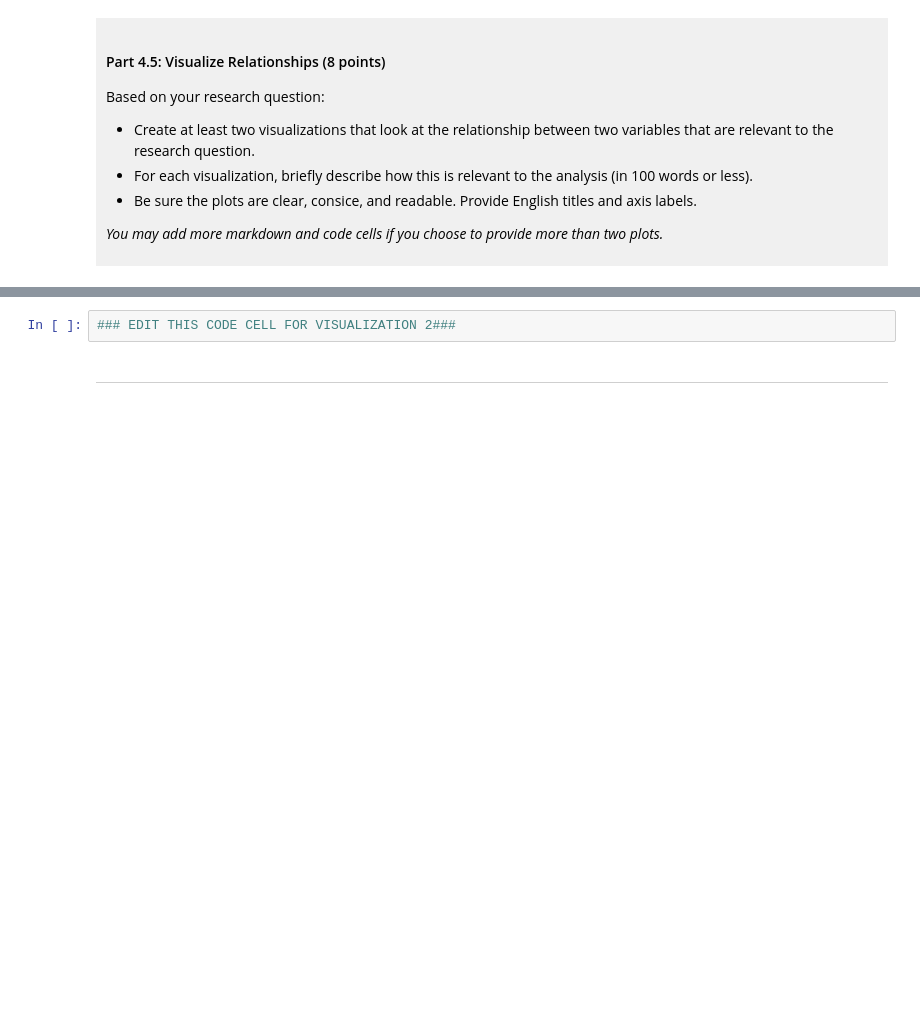
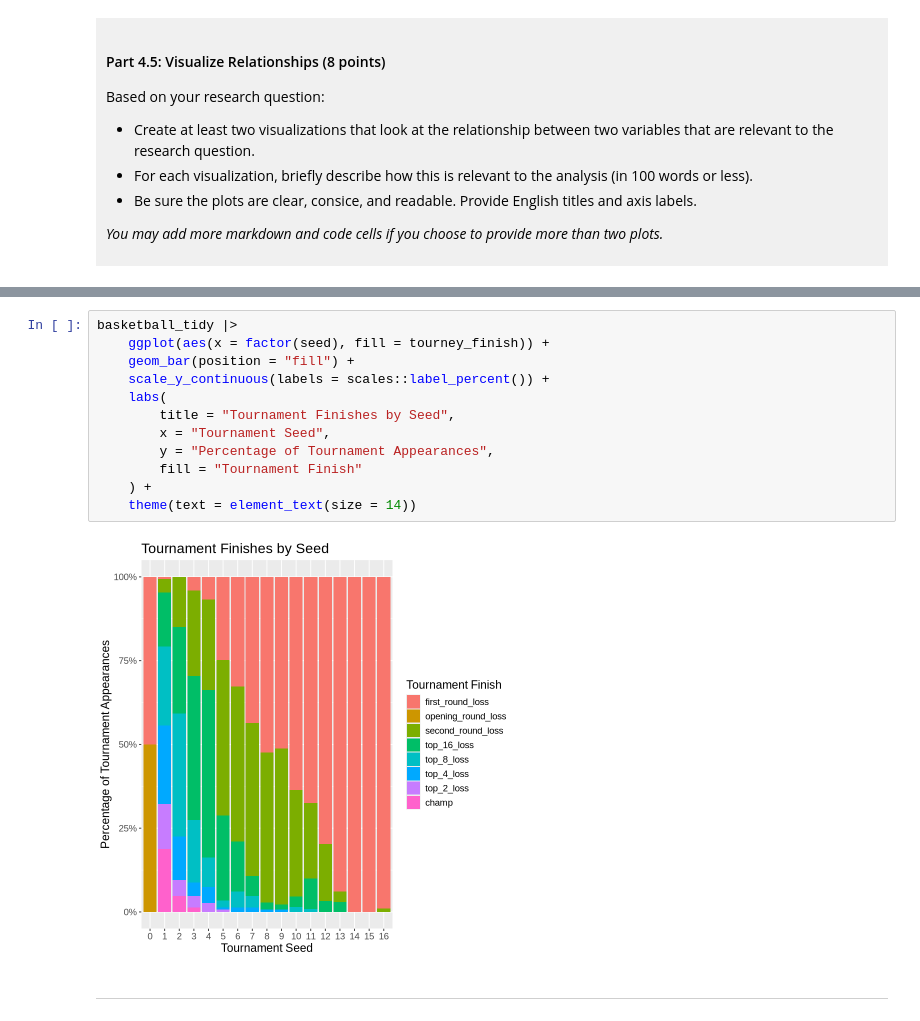
Before and after one commit to bennet2021/dsci-100-project-Bennett-Lu, a Jupyter notebook: dsci-100-project-notebook.ipynb, the cells around one changed output, grey strips where cells are left out. Cells and saved outputs as stored; diff of their text form; blank space fills up the shorter version.

```diff
--- a/dsci-100-project-notebook.ipynb
+++ b/dsci-100-project-notebook.ipynb
@@ -329,5 +415,17 @@ Visualization 2: %%% EDIT THIS MARKDOWN CELL%%%
 # %%
-### EDIT THIS CODE CELL FOR VISUALIZATION 2###
+basketball_tidy |>
+    ggplot(aes(x = factor(seed), fill = tourney_finish)) +
+    geom_bar(position = "fill") +
+    scale_y_continuous(labels = scales::label_percent()) +
+    labs(
+        title = "Tournament Finishes by Seed",
+        x = "Tournament Seed",
+        y = "Percentage of Tournament Appearances",
+        fill = "Tournament Finish"
+    ) +
+    theme(text = element_text(size = 14))
+# %% [output]
+[figure, added]
 # %% [markdown]
 ------
 # %% [markdown]
```
Also changed, not shown: parts of 11 cells of this notebook.
